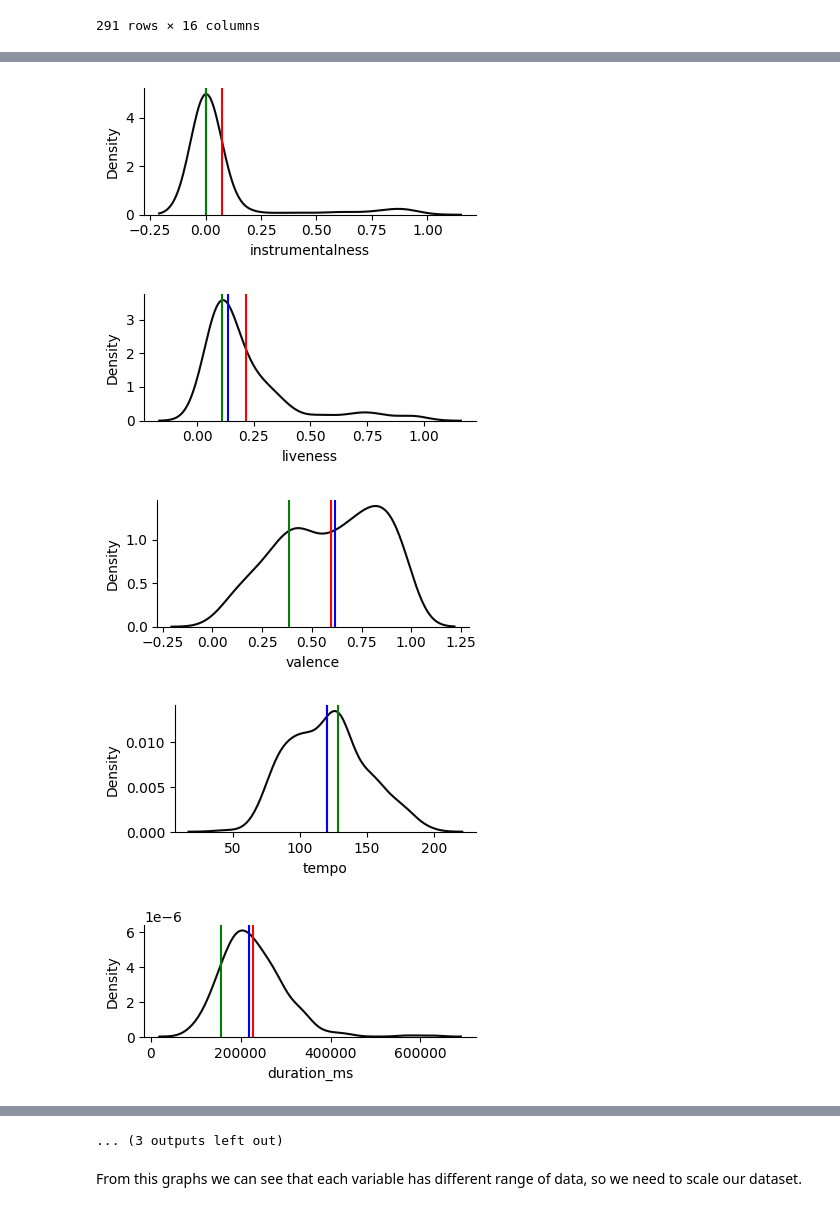
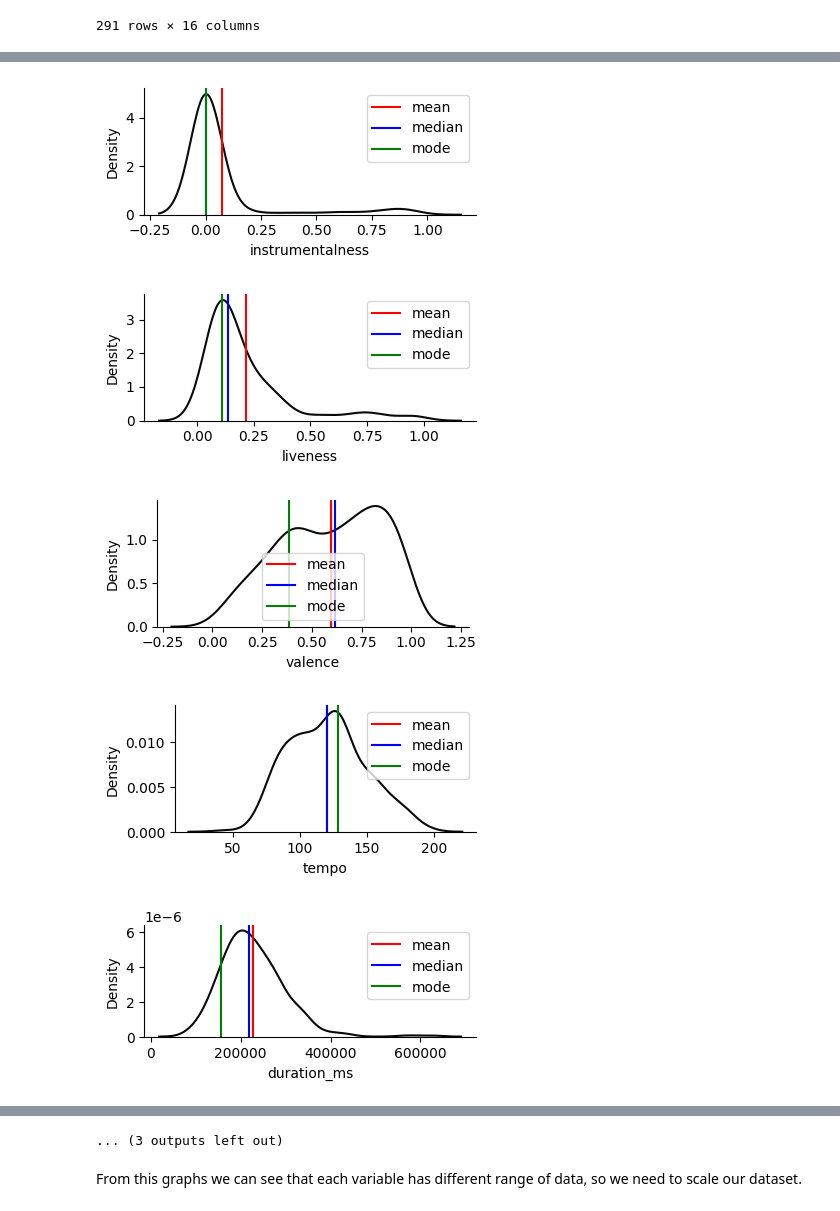
Before and after one commit to bautidea/kaggle_competitions, a Jupyter notebook: spotify_clustering/notebook_resolucion.ipynb, the cells around one changed output, grey strips where cells are left out. Saved outputs shown, nothing was run; the diff lists cells and outputs as text; code cells hidden in the pictures.

```diff
--- a/spotify_clustering/notebook_resolucion.ipynb
+++ b/spotify_clustering/notebook_resolucion.ipynb
@@ -204,7 +204,8 @@ for i in plot_cols:
 
     sns.displot(data=data_num_cols, x=i, kind='kde',height=2, aspect=2)
     plt.axvline(x = mean, color = 'r', label = 'mean')
-    plt.axvline(x = median, color = 'b', label = 'mean')
-    plt.axvline(x = mode, color = 'g', label = 'mean')
+    plt.axvline(x = median, color = 'b', label = 'median')
+    plt.axvline(x = mode, color = 'g', label = 'mode')
+    plt.legend()
     plt.show()
 # %% [output]
@@ -217,5 +218,5 @@ for i in plot_cols:
-[figure, old version]
+[figure, new version]
-[figure, old version]
+[figure, new version]
-[figure, old version]
+[figure, new version]
-[figure, old version]
+[figure, new version]
-[figure, old version]
+[figure, new version]
```
Also changed, not shown: parts of 2 cells of this notebook.
